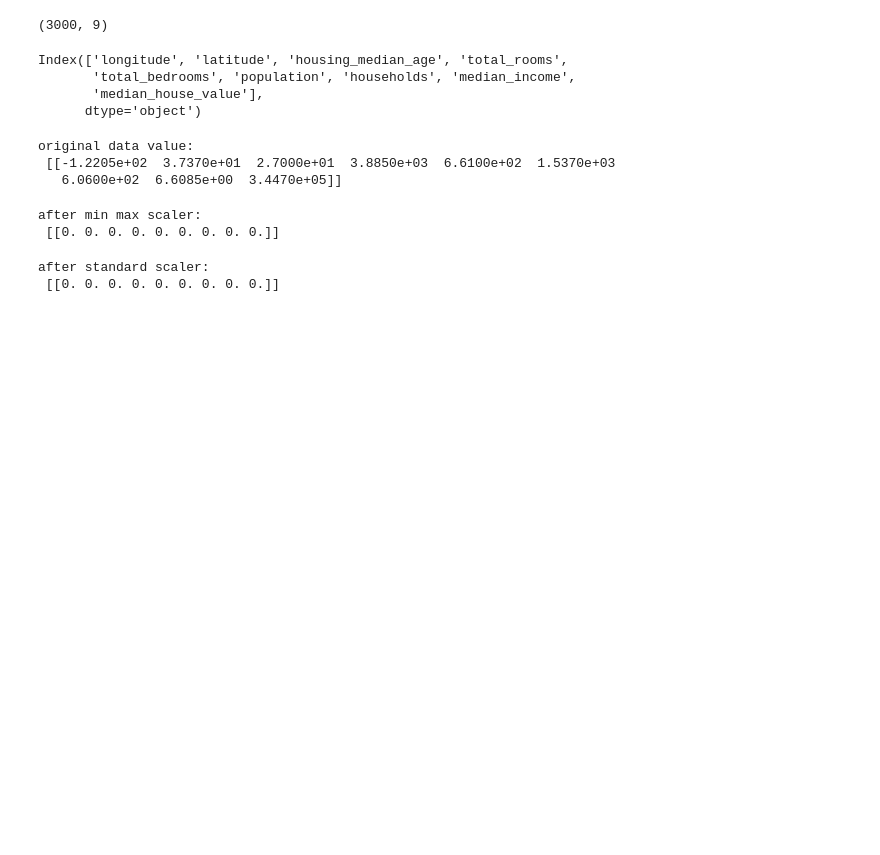
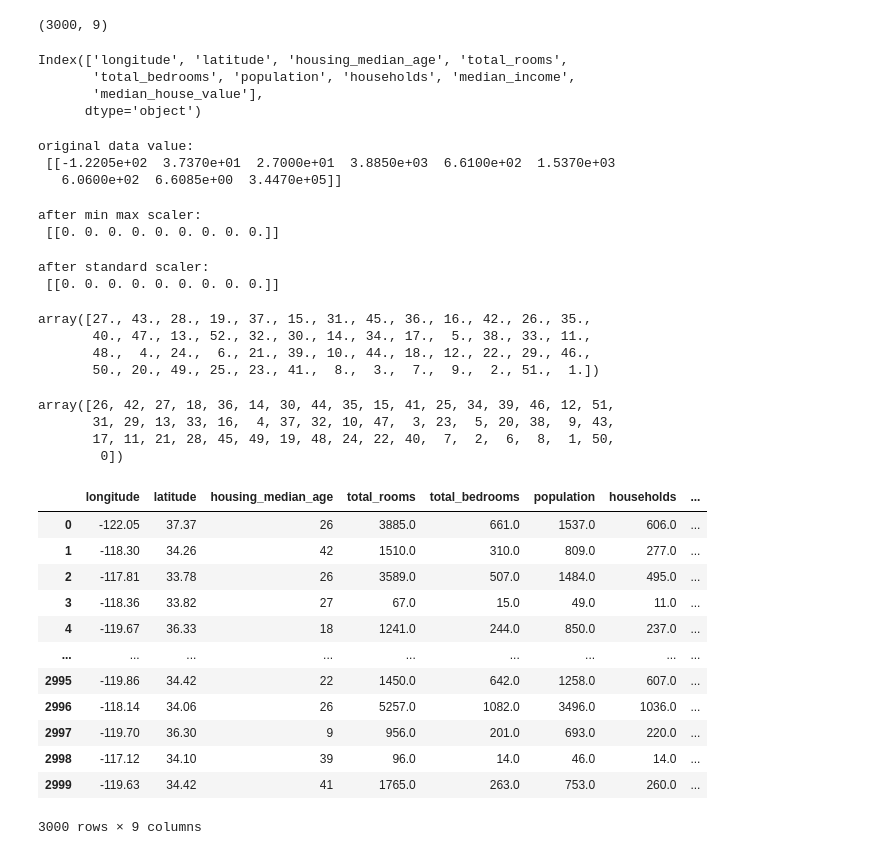
Before and after one commit to patilhumesh88-spec/ASSIGNMENT, a Jupyter notebook: Untitled0.ipynb, the cells around one changed output. Saved outputs shown, nothing was run; the diff lists cells and outputs as text; code cells hidden in the pictures; blank space fills up the shorter version.

```diff
--- a/Untitled0.ipynb
+++ b/Untitled0.ipynb
@@ -48,3 +48,35 @@ print("after standard scaler:\n",x_after_standardization)
 # %% [output]
 after standard scaler:
  [[0. 0. 0. 0. 0. 0. 0. 0. 0.]]
+# %%
+data['housing_median_age'].unique()
+# %% [output]
+array([27., 43., 28., 19., 37., 15., 31., 45., 36., 16., 42., 26., 35.,
+       40., 47., 13., 52., 32., 30., 14., 34., 17.,  5., 38., 33., 11.,
+       48.,  4., 24.,  6., 21., 39., 10., 44., 18., 12., 22., 29., 46.,
+       50., 20., 49., 25., 23., 41.,  8.,  3.,  7.,  9.,  2., 51.,  1.])
+# %%
+label_encoder=preprocessing.LabelEncoder()
+data['housing_median_age']=label_encoder.fit_transform(data['housing_median_age'])
+data['housing_median_age'].unique()
+# %% [output]
+array([26, 42, 27, 18, 36, 14, 30, 44, 35, 15, 41, 25, 34, 39, 46, 12, 51,
+       31, 29, 13, 33, 16,  4, 37, 32, 10, 47,  3, 23,  5, 20, 38,  9, 43,
+       17, 11, 21, 28, 45, 49, 19, 48, 24, 22, 40,  7,  2,  6,  8,  1, 50,
+        0])
+# %%
+data
+# %% [output]
+|  | longitude | latitude | housing_median_age | total_rooms | total_bedrooms | population | households | ... |
+| 0 | -122.05 | 37.37 | 26 | 3885.0 | 661.0 | 1537.0 | 606.0 | ... |
+| 1 | -118.30 | 34.26 | 42 | 1510.0 | 310.0 | 809.0 | 277.0 | ... |
+| 2 | -117.81 | 33.78 | 26 | 3589.0 | 507.0 | 1484.0 | 495.0 | ... |
+| 3 | -118.36 | 33.82 | 27 | 67.0 | 15.0 | 49.0 | 11.0 | ... |
+| 4 | -119.67 | 36.33 | 18 | 1241.0 | 244.0 | 850.0 | 237.0 | ... |
+| ... | ... | ... | ... | ... | ... | ... | ... | ... |
+| 2995 | -119.86 | 34.42 | 22 | 1450.0 | 642.0 | 1258.0 | 607.0 | ... |
+| 2996 | -118.14 | 34.06 | 26 | 5257.0 | 1082.0 | 3496.0 | 1036.0 | ... |
+| 2997 | -119.70 | 36.30 | 9 | 956.0 | 201.0 | 693.0 | 220.0 | ... |
+| 2998 | -117.12 | 34.10 | 39 | 96.0 | 14.0 | 46.0 | 14.0 | ... |
+| 2999 | -119.63 | 34.42 | 41 | 1765.0 | 263.0 | 753.0 | 260.0 | ... |
+3000 rows × 9 columns
```
Also changed, not shown: parts of 8 cells of this notebook.
